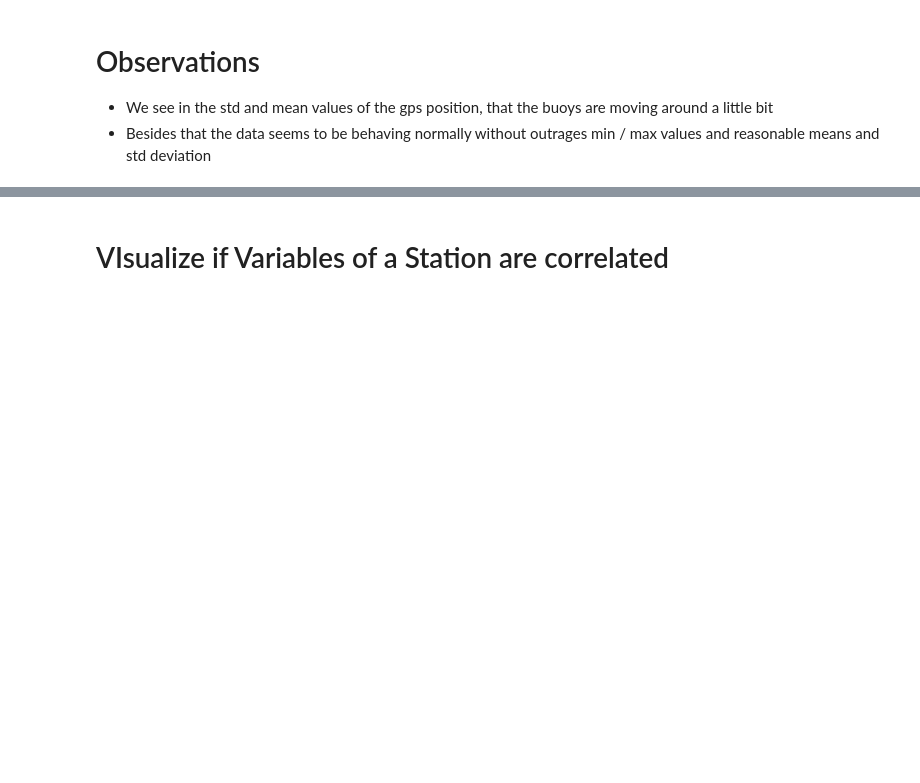
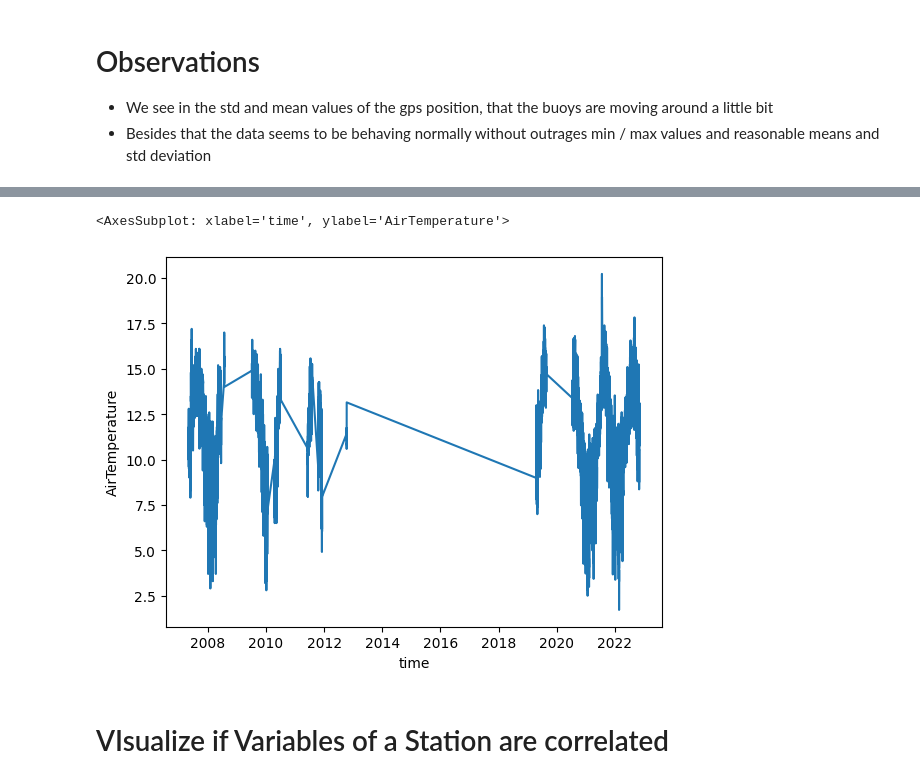
Before and after one commit to Paulemax/pmm_project, a Jupyter notebook: visualize.ipynb, the cells around one changed output, grey strips where cells are left out. Cells and saved outputs as stored; diff of their text form; code cells hidden in the pictures; blank space fills up the shorter version.

```diff
--- a/visualize.ipynb
+++ b/visualize.ipynb
@@ -105,2 +120,7 @@ min_df
+# %%
+sns.lineplot(station_df[3], y="AirTemperature",x="time")
+# %% [output]
+<AxesSubplot: xlabel='time', ylabel='AirTemperature'>
+[figure, added]
 # %% [markdown]
 # VIsualize if Variables of a Station are correlated
```
Also changed, not shown: parts of 17 cells of this notebook, 15 other files.
